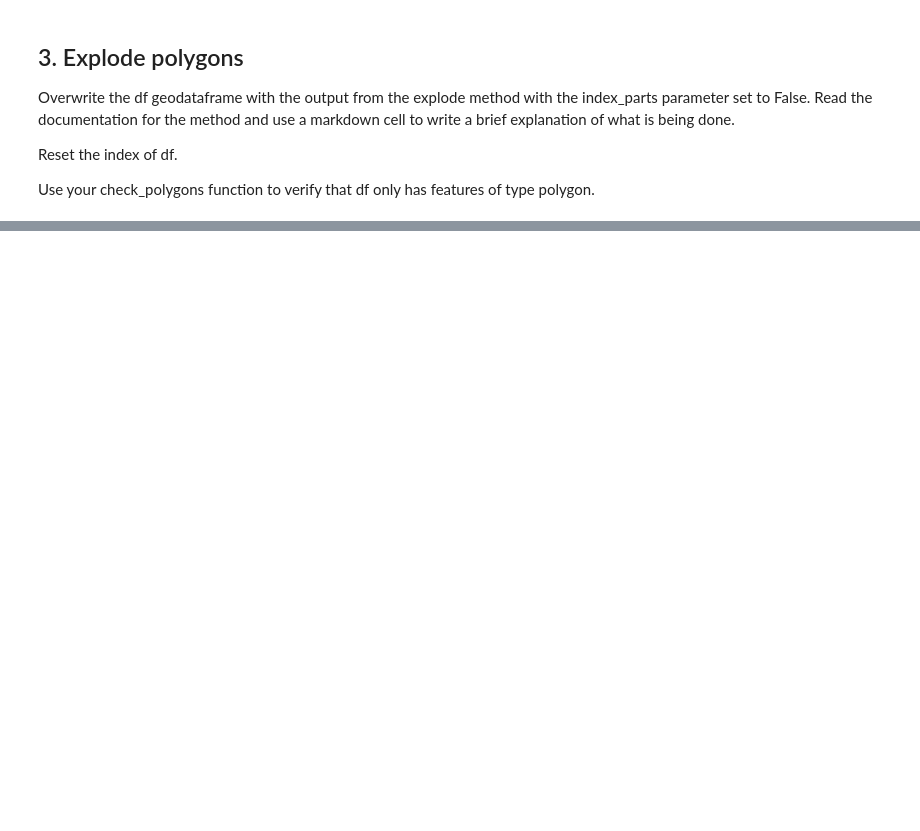
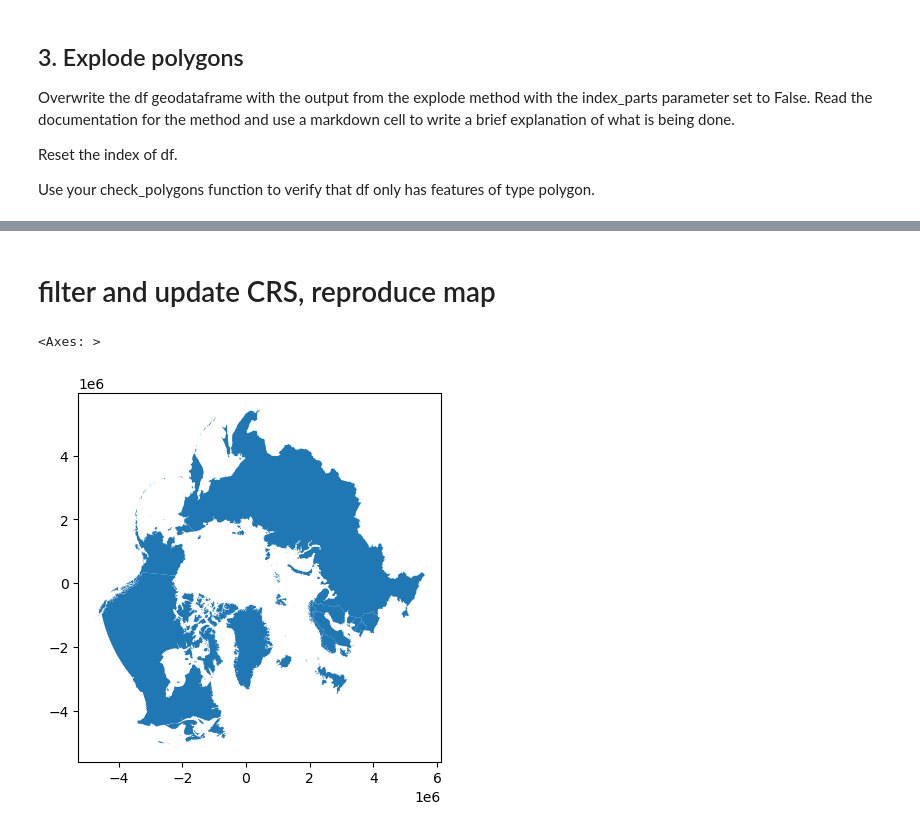
Before and after one commit to marietolteca00/eds220-2025-sections, a Jupyter notebook: section-6-arctic-communities.ipynb, the cells around one changed output, grey strips where cells are left out. Saved outputs shown, nothing was run; the diff lists cells and outputs as text; code cells hidden in the pictures; blank space fills up the shorter version.

```diff
--- a/section-6-arctic-communities.ipynb
+++ b/section-6-arctic-communities.ipynb
@@ -116,0 +167,7 @@ All features are
+# %%
+# `i` is a single row of the dataframe
+def min_y(i):
+    y=i.geometry.bounds[1]
+    return(y)
+
+min_y(df.iloc[0])
@@ -116,0 +176,3 @@ All features are
+# %%
+df['min_y'] = df.apply(func = min_y, axis = 1)
+df.head()
@@ -116,0 +186,11 @@ All features are
+# %% [markdown]
+# filter and update CRS, reproduce map
+# %%
+arctic_countries = df[df['min_y'] >= 40]
+# %%
+arctic_countries = arctic_countries.to_crs('epsg:3413')
+# %%
+arctic_countries.plot()
+# %% [output]
+<Axes: >
+[figure, added]
```
Also changed, not shown: parts of 22 cells of this notebook.
